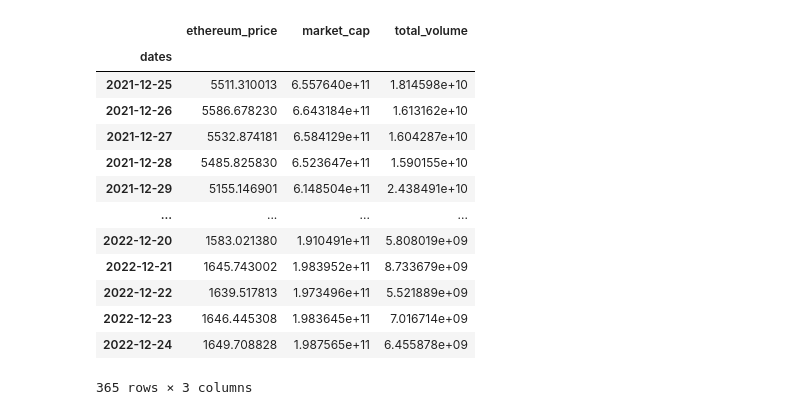
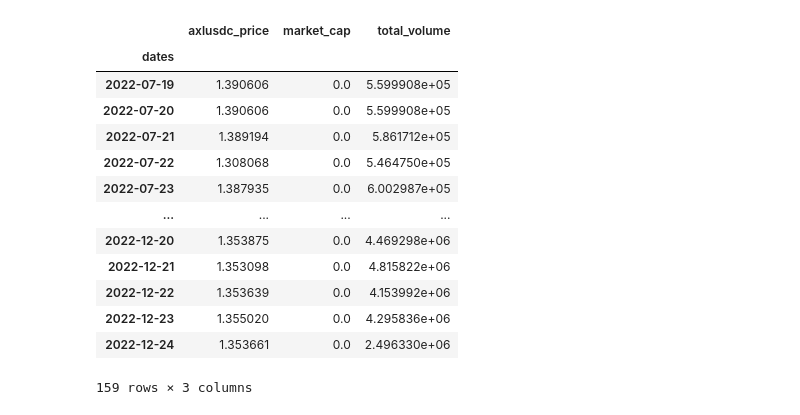
Before and after one commit to zhihantan/dysonCoinGecko, a Jupyter notebook: Crypto CoinGeckoAPI.ipynb, the cells around one changed output. Cells and saved outputs as stored; diff of their text form; code cells hidden in the pictures.

```diff
--- a/Crypto CoinGeckoAPI.ipynb
+++ b/Crypto CoinGeckoAPI.ipynb
@@ -54,23 +77,23 @@ dataframe_eth = crypto_analyzer.get_crypto_data('ethereum', start_date, end_date
 dataframe_btc = crypto_analyzer.get_crypto_data('bitcoin', start_date, end_date)
 dataframe_usdc = crypto_analyzer.get_crypto_data('axlusdc', start_date, end_date)
 dataframe_axs = crypto_analyzer.get_crypto_data('axie-infinity', start_date, end_date)
-# %%
-dataframe_eth
-# %% [output]
-|  | ethereum_price | market_cap | total_volume |
-| dates |  |  |  |
-| 2021-12-25 | 5511.310013 | 6.557640e+11 | 1.814598e+10 |
-| 2021-12-26 | 5586.678230 | 6.643184e+11 | 1.613162e+10 |
-| 2021-12-27 | 5532.874181 | 6.584129e+11 | 1.604287e+10 |
-| 2021-12-28 | 5485.825830 | 6.523647e+11 | 1.590155e+10 |
-| 2021-12-29 | 5155.146901 | 6.148504e+11 | 2.438491e+10 |
-| ... | ... | ... | ... |
-| 2022-12-20 | 1583.021380 | 1.910491e+11 | 5.808019e+09 |
-| 2022-12-21 | 1645.743002 | 1.983952e+11 | 8.733679e+09 |
-| 2022-12-22 | 1639.517813 | 1.973496e+11 | 5.521889e+09 |
-| 2022-12-23 | 1646.445308 | 1.983645e+11 | 7.016714e+09 |
-| 2022-12-24 | 1649.708828 | 1.987565e+11 | 6.455878e+09 |
-365 rows × 3 columns
+# %%
+dataframe_usdc
+# %% [output]
+|  | axlusdc_price | market_cap | total_volume |
+| dates |  |  |  |
+| 2022-07-19 | 1.390606 | 0.0 | 5.599908e+05 |
+| 2022-07-20 | 1.390606 | 0.0 | 5.599908e+05 |
+| 2022-07-21 | 1.389194 | 0.0 | 5.861712e+05 |
+| 2022-07-22 | 1.308068 | 0.0 | 5.464750e+05 |
+| 2022-07-23 | 1.387935 | 0.0 | 6.002987e+05 |
+| ... | ... | ... | ... |
+| 2022-12-20 | 1.353875 | 0.0 | 4.469298e+06 |
+| 2022-12-21 | 1.353098 | 0.0 | 4.815822e+06 |
+| 2022-12-22 | 1.353639 | 0.0 | 4.153992e+06 |
+| 2022-12-23 | 1.355020 | 0.0 | 4.295836e+06 |
+| 2022-12-24 | 1.353661 | 0.0 | 2.496330e+06 |
+159 rows × 3 columns
 # %%
 # Create a dictionary of dataframes for each cryptocurrency
 dataframes = {
```
Also changed, not shown: parts of 3 cells of this notebook.
